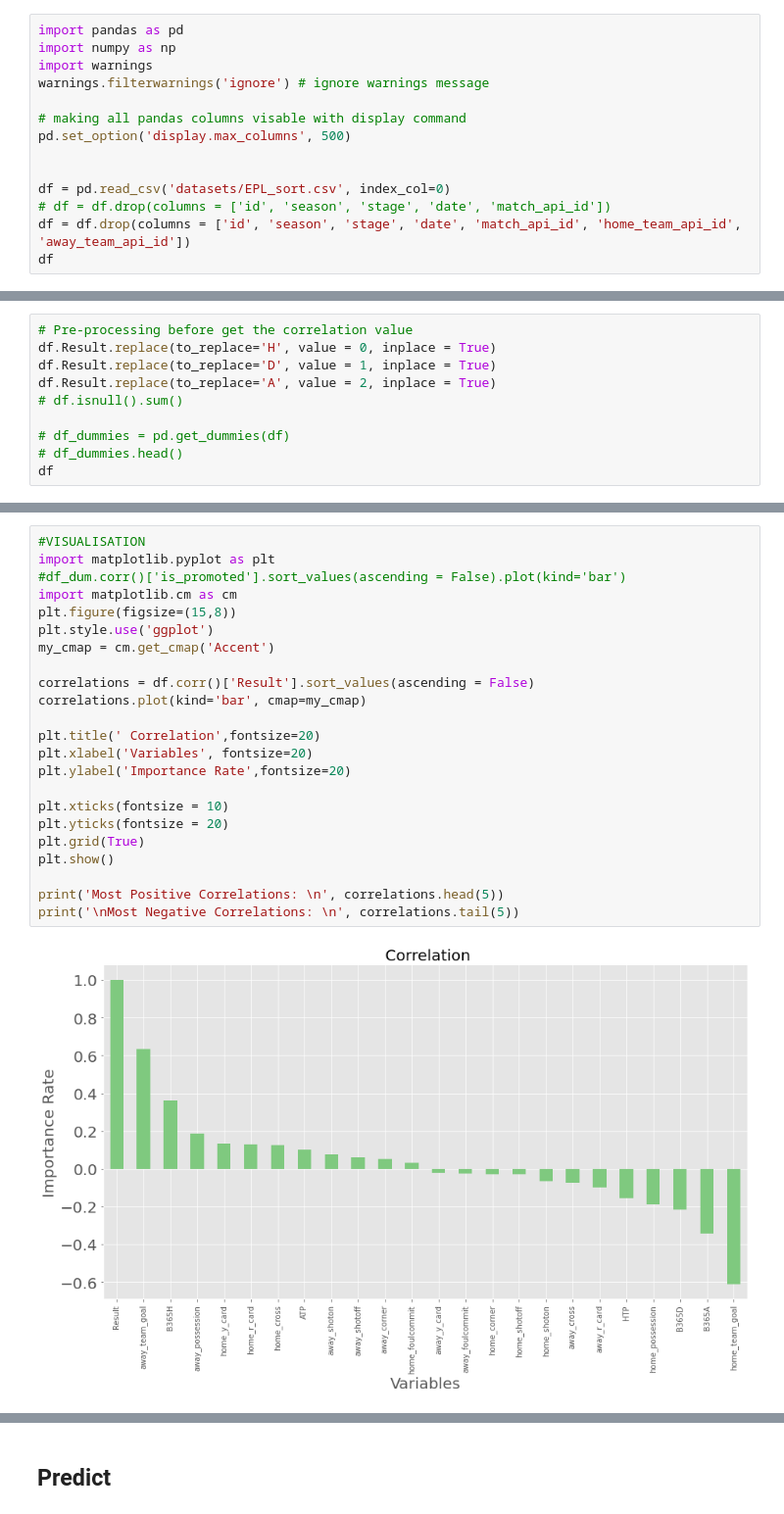
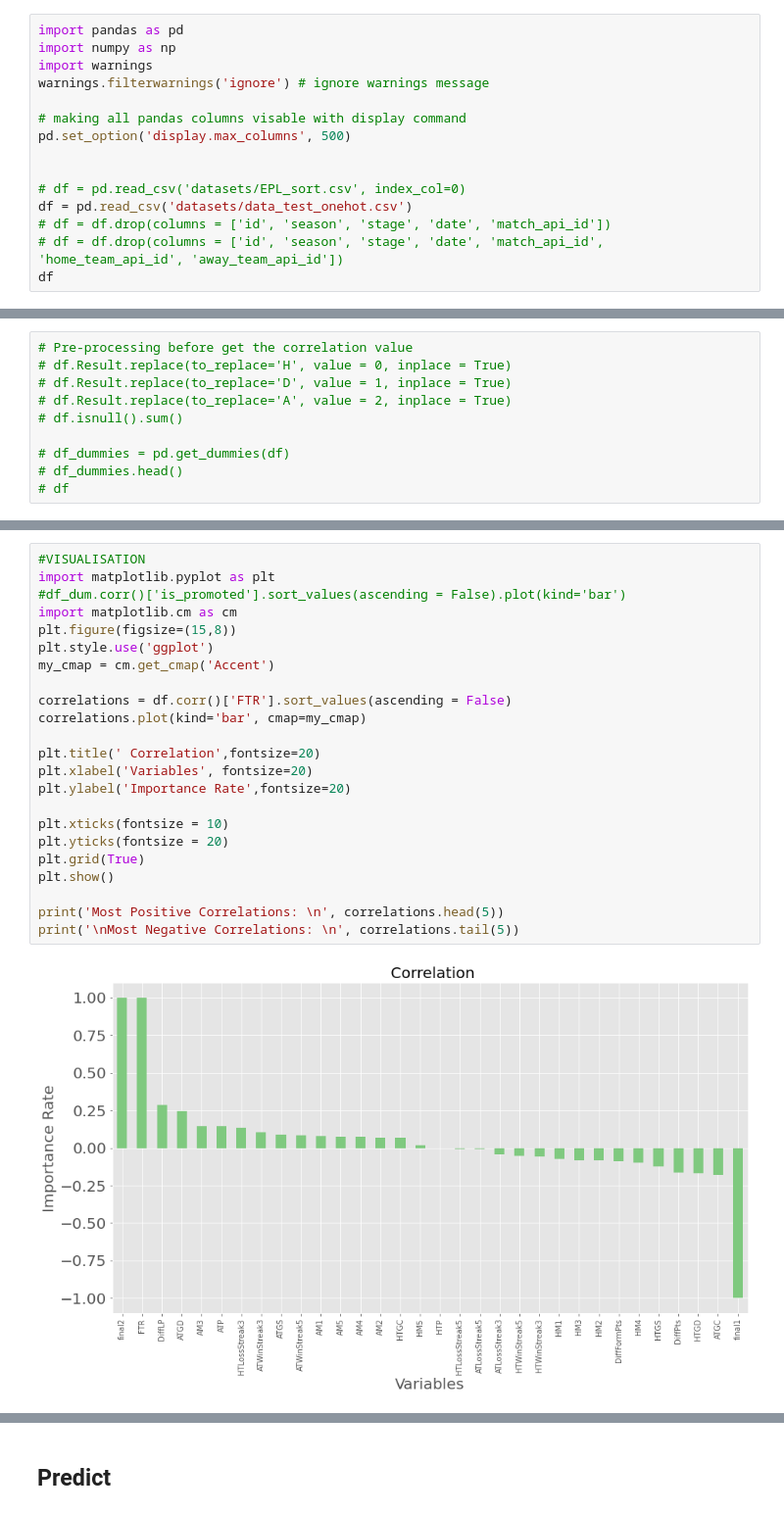
Before and after one commit to enliktjioe/nn2020-football, a Jupyter notebook: Correlation_and_Predict.ipynb, the cells around one changed output, grey strips where cells are left out. Shown at 98% size. Drawn from its saved outputs; the diff is of its cells as text.

Commit message:
Update correlation test with new data_train

```diff
--- a/Correlation_and_Predict.ipynb
+++ b/Correlation_and_Predict.ipynb
@@ -8,8 +8,9 @@ warnings.filterwarnings('ignore') # ignore warnings message
 pd.set_option('display.max_columns', 500)
 
 
-df = pd.read_csv('datasets/EPL_sort.csv', index_col=0)
+# df = pd.read_csv('datasets/EPL_sort.csv', index_col=0)
+df = pd.read_csv('datasets/data_test_onehot.csv')
 # df = df.drop(columns = ['id', 'season', 'stage', 'date', 'match_api_id'])
-df = df.drop(columns = ['id', 'season', 'stage', 'date', 'match_api_id', 'home_team_api_id', 'away_team_api_id'])
+# df = df.drop(columns = ['id', 'season', 'stage', 'date', 'match_api_id', 'home_team_api_id', 'away_team_api_id'])
 df
 # %% [output]
@@ -29,10 +30,10 @@ df
 # %%
 # Pre-processing before get the correlation value
-df.Result.replace(to_replace='H', value = 0, inplace = True)
-df.Result.replace(to_replace='D', value = 1, inplace = True)
-df.Result.replace(to_replace='A', value = 2, inplace = True)
+# df.Result.replace(to_replace='H', value = 0, inplace = True)
+# df.Result.replace(to_replace='D', value = 1, inplace = True)
+# df.Result.replace(to_replace='A', value = 2, inplace = True)
 # df.isnull().sum()
 
 # df_dummies = pd.get_dummies(df)
 # df_dummies.head()
-df
+# df
@@ -53,26 +40,26 @@ df
 # %%
 #VISUALISATION
 import matplotlib.pyplot as plt
 #df_dum.corr()['is_promoted'].sort_values(ascending = False).plot(kind='bar')
 import matplotlib.cm as cm
 plt.figure(figsize=(15,8))
 plt.style.use('ggplot')
 my_cmap = cm.get_cmap('Accent')
 
-correlations = df.corr()['Result'].sort_values(ascending = False)
+correlations = df.corr()['FTR'].sort_values(ascending = False)
 correlations.plot(kind='bar', cmap=my_cmap)
 
 plt.title(' Correlation',fontsize=20)
 plt.xlabel('Variables', fontsize=20)
 plt.ylabel('Importance Rate',fontsize=20)
 
 plt.xticks(fontsize = 10)
 plt.yticks(fontsize = 20)
 plt.grid(True)
 plt.show()
 
 print('Most Positive Correlations: \n', correlations.head(5))
 print('\nMost Negative Correlations: \n', correlations.tail(5))
 # %% [output]
-[figure, old version]
+[figure, new version]
 Most Positive Correlations:
```
Also changed, not shown: parts of 10 cells of this notebook.
